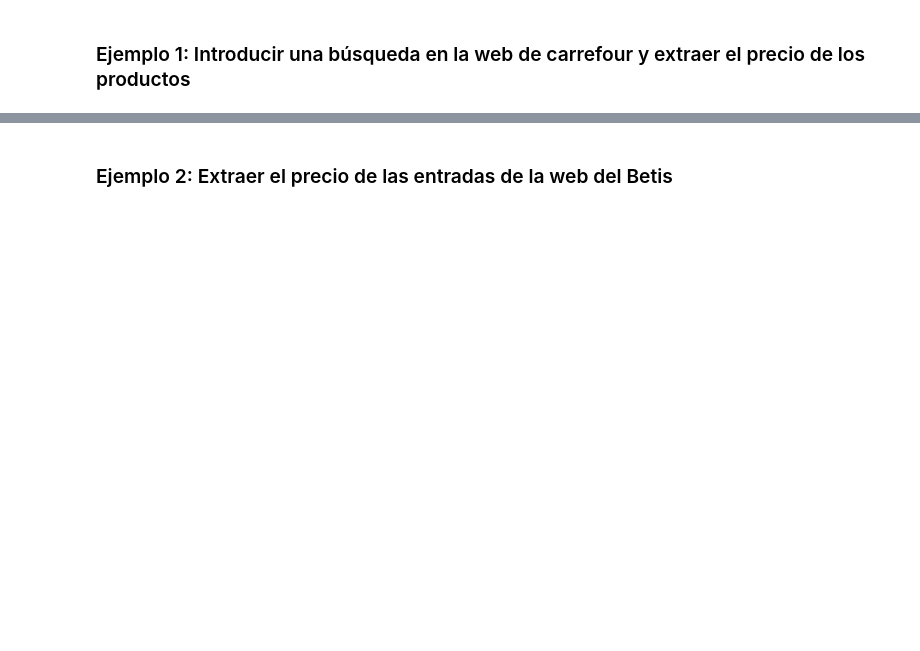
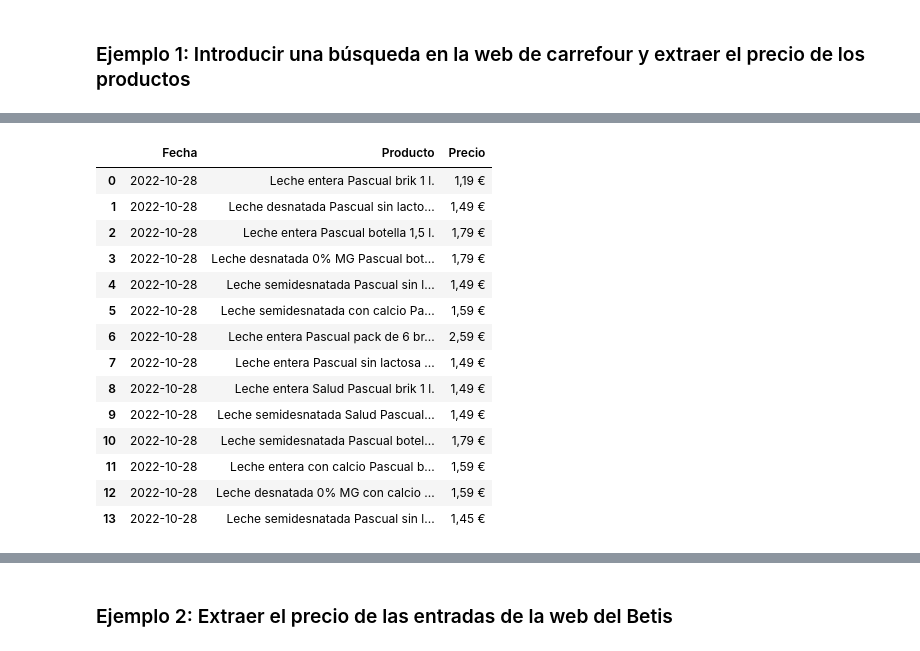
Before and after one commit to rafazamb/DS_PT_PR_SEP22, a Jupyter notebook: 02-Data_analysis/02-Procesos ETL/03-Web Scraping/Web Scraping.ipynb, the cells around one changed output, grey strips where cells are left out. Saved outputs shown, nothing was run; the diff lists cells and outputs as text; code cells hidden in the pictures; blank space fills up the shorter version.

```diff
--- a/02-Data_analysis/02-Procesos ETL/03-Web Scraping/Web Scraping.ipynb
+++ b/02-Data_analysis/02-Procesos ETL/03-Web Scraping/Web Scraping.ipynb
@@ -123,3 +340,12 @@ Obtén los equipos que hayan ganado LaLiga en los últimos 4 años con su puntua
 # %% [markdown]
 ## <span style="color:red">Do it yourself</span>
 Extrae el precio de la leche Pascual entera de 1L en Carrefour
+# %%
+import urllib.request
+from bs4 import BeautifulSoup
+url = 'https://www.carrefour.es/supermercado/leche-entera-pascual-brik-1-l/R-521006986/p?ic_source=portal-y-corporativo&ic_medium=search-empathy&ic_content=ns'
+html = urllib.request.urlopen(url)
+soup = BeautifulSoup(html)
+tags = soup.find_all('span',class_='buybox__price')
+precio = float(tags[0].text.strip().replace(' €','').replace(',','.'))
+precio
@@ -145,0 +399,11 @@ driver = webdriver.Chrome(executable_path=ChromeDriverManager().install())
+# %%
+# Extraer el HTML
+html = driver.page_source
+# %%
+soup = BeautifulSoup(html)
+productos = soup.find_all('h1', class_='ebx-result-title ebx-result__title')
+lista_productos = []
+for producto in productos:
+    lista_productos.append(producto.text)
+
+lista_productos
@@ -145,0 +425,6 @@ driver = webdriver.Chrome(executable_path=ChromeDriverManager().install())
+# %%
+precios = soup.find_all('strong',class_='ebx-result-price__value')
+lista_precios = []
+for precio in precios:
+    lista_precios.append(precio.text)
+lista_precios
@@ -145,0 +446,25 @@ driver = webdriver.Chrome(executable_path=ChromeDriverManager().install())
+# %%
+from datetime import datetime
+import pandas as pd
+fecha_hoy = datetime.today().strftime('%Y-%m-%d')
+
+df = pd.DataFrame({'Fecha':[fecha_hoy]*len(lista_precios),
+                  'Producto':lista_productos,
+                  'Precio':lista_precios})
+df
+# %% [output]
+|  | Fecha | Producto | Precio |
+| 0 | 2022-10-28 | Leche entera Pascual brik 1 l. | 1,19 € |
+| 1 | 2022-10-28 | Leche desnatada Pascual sin lacto... | 1,49 € |
+| 2 | 2022-10-28 | Leche entera Pascual botella 1,5 l. | 1,79 € |
+| 3 | 2022-10-28 | Leche desnatada 0% MG Pascual bot... | 1,79 € |
+| 4 | 2022-10-28 | Leche semidesnatada Pascual sin l... | 1,49 € |
+| 5 | 2022-10-28 | Leche semidesnatada con calcio Pa... | 1,59 € |
+| 6 | 2022-10-28 | Leche entera Pascual pack de 6 br... | 2,59 € |
+| 7 | 2022-10-28 | Leche entera Pascual sin lactosa ... | 1,49 € |
+| 8 | 2022-10-28 | Leche entera Salud Pascual brik 1 l. | 1,49 € |
+| 9 | 2022-10-28 | Leche semidesnatada Salud Pascual... | 1,49 € |
+| 10 | 2022-10-28 | Leche semidesnatada Pascual botel... | 1,79 € |
+| 11 | 2022-10-28 | Leche entera con calcio Pascual b... | 1,59 € |
+| 12 | 2022-10-28 | Leche desnatada 0% MG con calcio ... | 1,59 € |
+| 13 | 2022-10-28 | Leche semidesnatada Pascual sin l... | 1,45 € |
```
Also changed, not shown: parts of 42 cells of this notebook.
